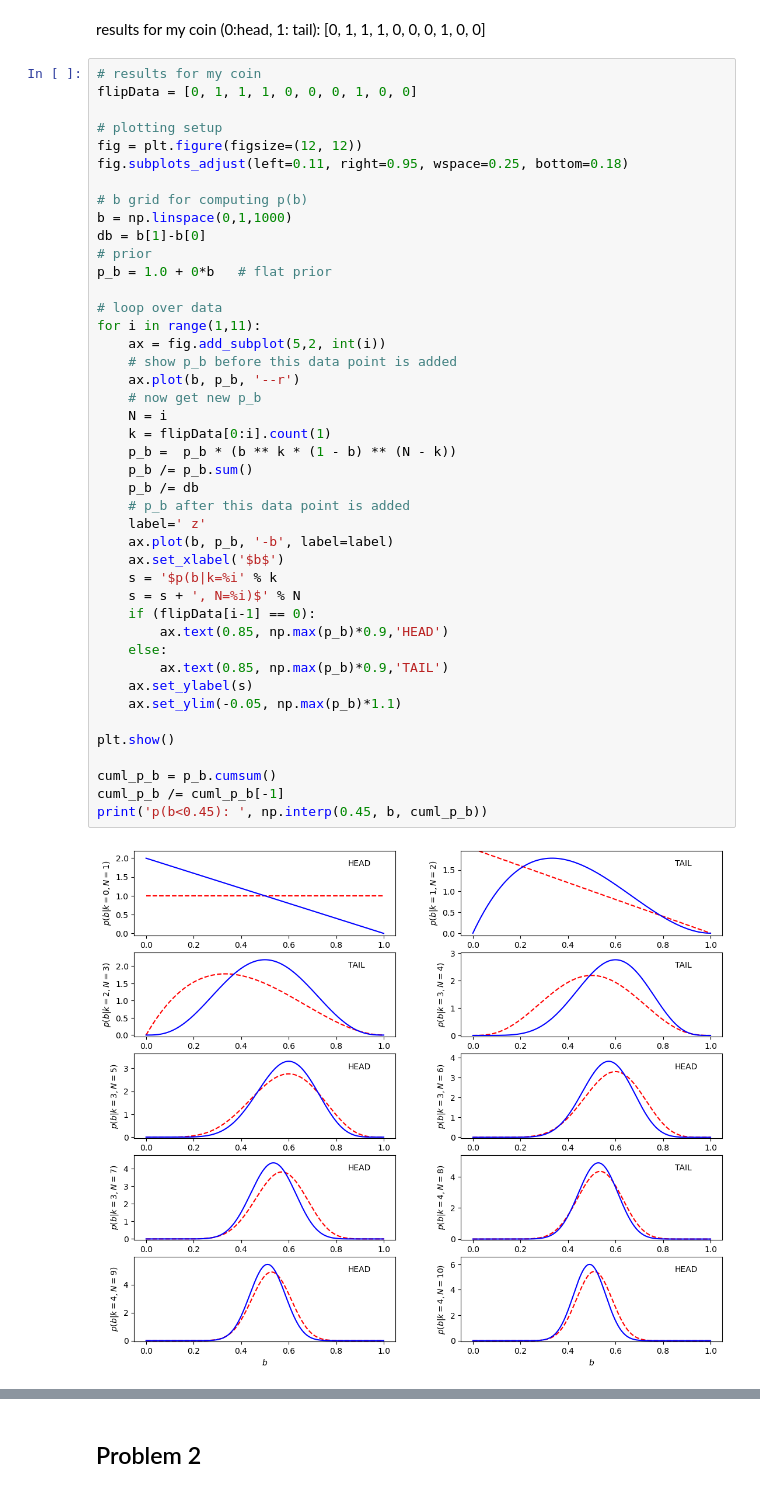
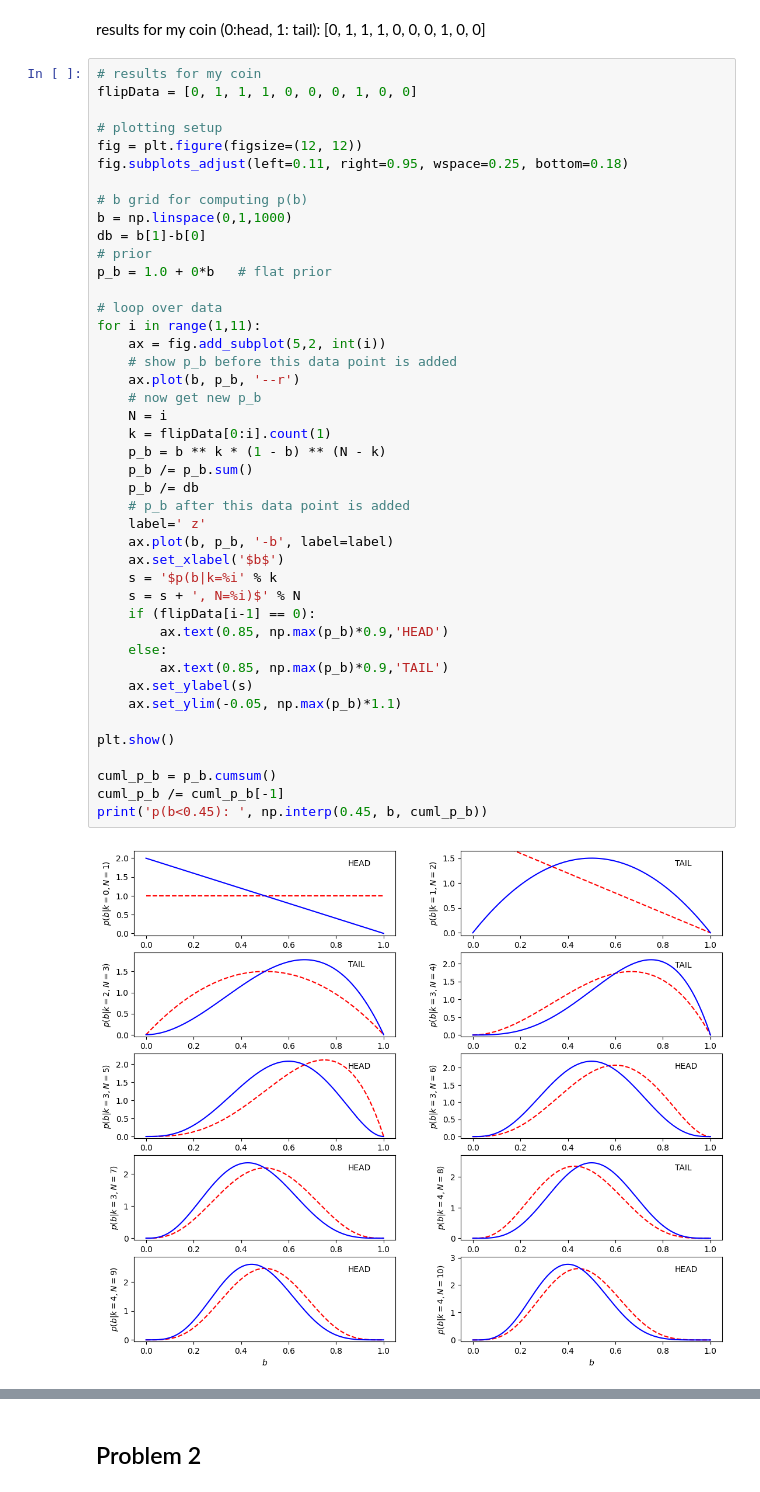
Before and after one commit to jackey-fang/astr-324-s26, a Jupyter notebook: homeworks/Astr324-S26-HW2.ipynb, the cells around one changed output, grey strips where cells are left out. Saved outputs shown, nothing was run; the diff lists cells and outputs as text.

```diff
--- a/homeworks/Astr324-S26-HW2.ipynb
+++ b/homeworks/Astr324-S26-HW2.ipynb
@@ -125,32 +125,32 @@ p_b = 1.0 + 0*b   # flat prior
 
 # loop over data
 for i in range(1,11):
     ax = fig.add_subplot(5,2, int(i))
     # show p_b before this data point is added
     ax.plot(b, p_b, '--r')
     # now get new p_b
     N = i
     k = flipData[0:i].count(1)
-    p_b =  p_b * (b ** k * (1 - b) ** (N - k))
+    p_b = b ** k * (1 - b) ** (N - k)
     p_b /= p_b.sum()
     p_b /= db
     # p_b after this data point is added
     label=' z'
     ax.plot(b, p_b, '-b', label=label)
     ax.set_xlabel('$b$')
     s = '$p(b|k=%i' % k
     s = s + ', N=%i)$' % N
     if (flipData[i-1] == 0):
         ax.text(0.85, np.max(p_b)*0.9,'HEAD')
     else:
         ax.text(0.85, np.max(p_b)*0.9,'TAIL')
     ax.set_ylabel(s)
     ax.set_ylim(-0.05, np.max(p_b)*1.1)
 
 plt.show()
 
 cuml_p_b = p_b.cumsum()
 cuml_p_b /= cuml_p_b[-1]
 print('p(b<0.45): ', np.interp(0.45, b, cuml_p_b))
 # %% [output]
-[figure, old version]
+[figure, new version]
```
Also changed, not shown: parts of 10 cells of this notebook, 3 other files.
